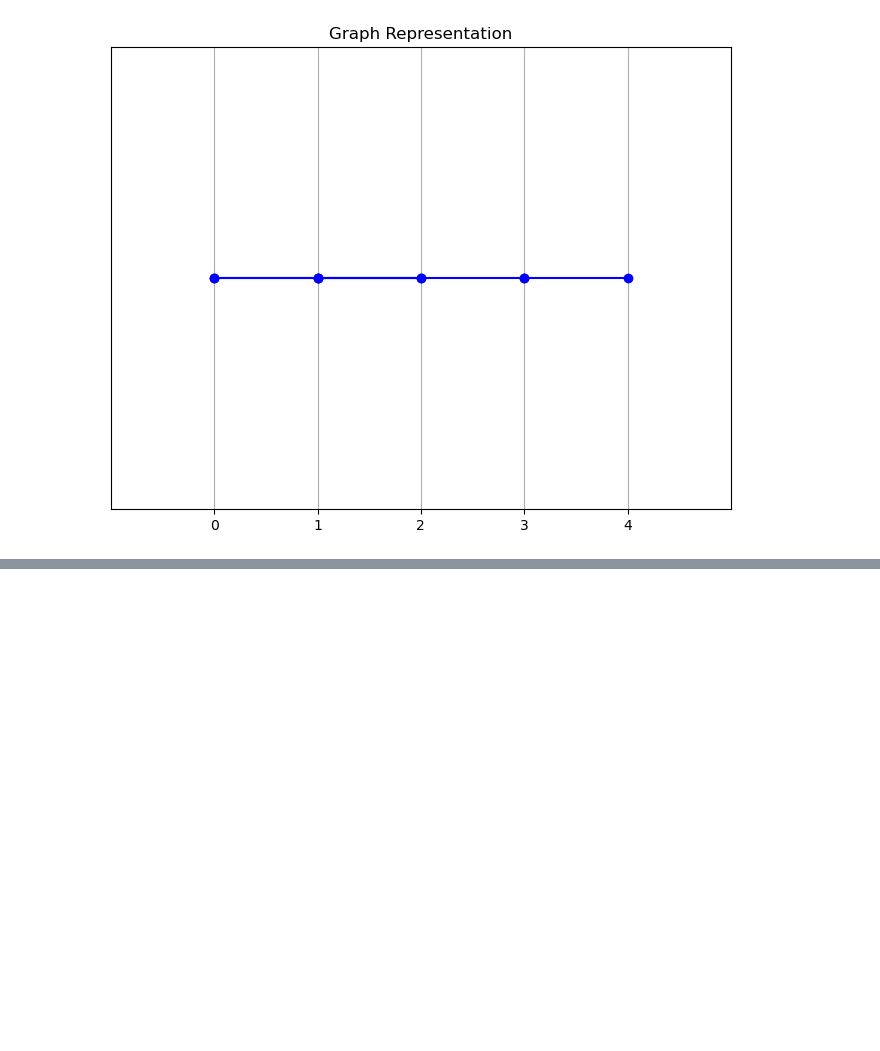
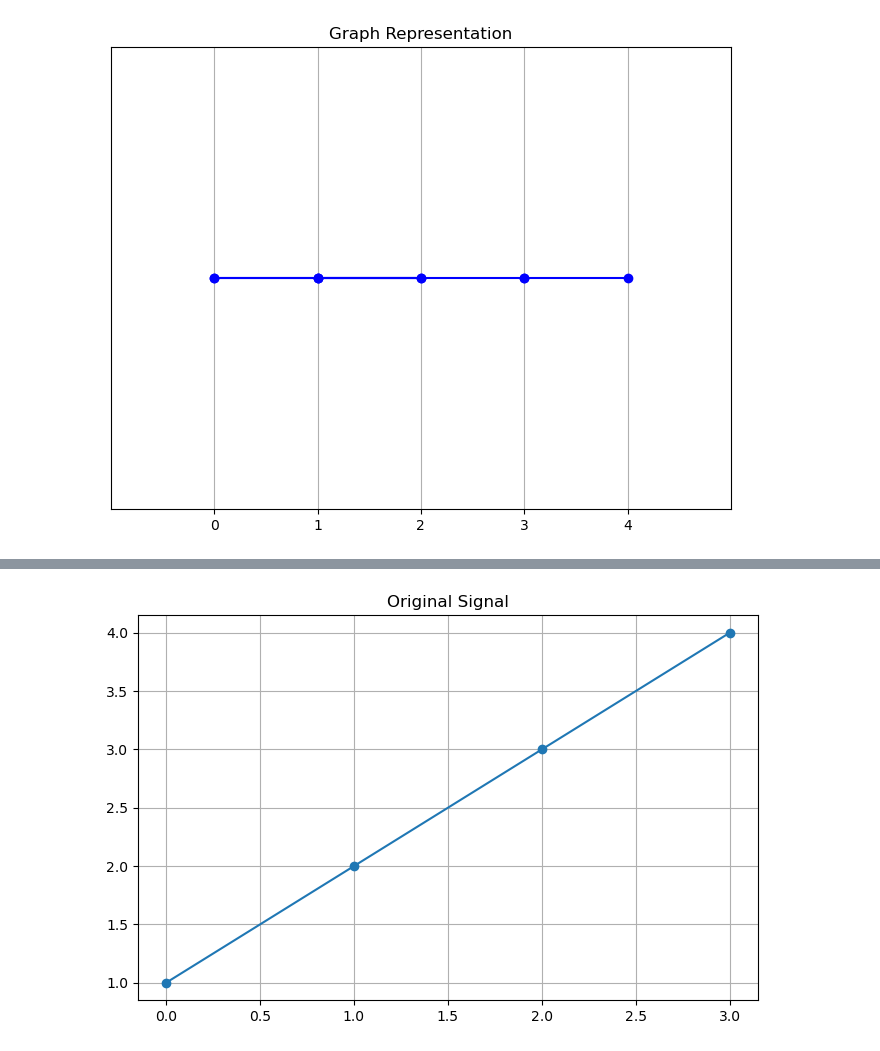
Before and after one commit to rocky115/DeepMythomatics, a Jupyter notebook: ManVSMachine/Clustering-Gunthaa/Hierarchial_Clustering/The_Blue_Moon_And_росомаха_9.ipynb, the cells around one changed output, grey strips where cells are left out. Saved outputs shown, nothing was run; the diff lists cells and outputs as text; code cells hidden in the pictures; blank space fills up the shorter version.

```diff
--- a/ManVSMachine/Clustering-Gunthaa/Hierarchial_Clustering/The_Blue_Moon_And_росомаха_9.ipynb
+++ b/ManVSMachine/Clustering-Gunthaa/Hierarchial_Clustering/The_Blue_Moon_And_росомаха_9.ipynb
@@ -701,0 +932,95 @@ Laplacian Matrix:
+# %%
+import matplotlib.pyplot as plt
+
+# Function to compute the degree matrix D for a graph
+def degree_matrix(adj_matrix):
+    degrees = [sum(row) for row in adj_matrix]
+    D = [[degrees[i] if i == j else 0 for j in range(len(adj_matrix))] for i in range(len(adj_matrix))]
+    return D
+
+# Function to compute the combinatorial graph Laplacian L
+def graph_laplacian(adj_matrix):
+    D = degree_matrix(adj_matrix)
+    L = [[D[i][j] - adj_matrix[i][j] for j in range(len(adj_matrix))] for i in range(len(adj_matrix))]
+    return L
+
+# Function to compute the eigenvalues and eigenvectors using power iteration
+def power_iteration(A, num_simulations=1000):
+    b_k = [1] * len(A)  # Initial vector
+    for _ in range(num_simulations):
+        # Multiply by matrix
+        b_k1 = [sum(A[i][j] * b_k[j] for j in range(len(A))) for i in range(len(A))]
+        # Normalize the vector
+        norm = sum(x**2 for x in b_k1) ** 0.5
+        if norm == 0:
+            return b_k
+        b_k = [x / norm for x in b_k1]
+    return b_k
+
+# Function to compute eigenvalues and eigenvectors
+def eigen_decomposition(L):
+    eigenvalues = []
+    eigenvectors = []
+    for _ in range(len(L)):
+        eigenvector = power_iteration(L)
+        eigenvectors.append(eigenvector)
+        # Estimate eigenvalue using Rayleigh quotient
+        eigenvalue = sum(eigenvector[i] * sum(L[i][j] * eigenvector[j] for j in range(len(L))) for i in range(len(L)))
+        eigenvalues.append(eigenvalue)
+
+    # Sort eigenvalues and eigenvectors
+    sorted_pairs = sorted(zip(eigenvalues, eigenvectors), key=lambda x: x[0])
+    sorted_eigenvalues, sorted_eigenvectors = zip(*sorted_pairs)
+    return sorted_eigenvalues, sorted_eigenvectors
+
+# Function to perform the Graph Fourier Transform
+def graph_fourier_transform(f, U):
+    f_hat = [sum(f[i] * U[j][i] for i in range(len(f))) for j in range(len(f))]
+    return f_hat
+
+# Function to perform the Inverse Graph Fourier Transform
+def inverse_graph_fourier_transform(f_hat, U):
+    f_reconstructed = [sum(f_hat[j] * U[j][i] for j in range(len(f_hat))) for i in range(len(f_hat))]
+    return f_reconstructed
+
+# Plotting the signal and its transform
+def plot_signal(signal, title):
+    plt.figure(figsize=(8, 5))
+    plt.plot(signal, marker='o')
+    plt.title(title)
+    plt.grid(True)
+    plt.show()
+
+# Example adjacency matrix for an undirected graph
+adj_matrix = [
+    [0, 1, 0, 1],
+    [1, 0, 1, 1],
+    [0, 1, 0, 1],
+    [1, 1, 1, 0]
+]
+
+# Example graph signal
+f = [1, 2, 3, 4]
+
+# Compute the graph Laplacian
+L = graph_laplacian(adj_matrix)
+
+# Get the eigenvalues and eigenvectors
+eigenvalues, eigenvectors = eigen_decomposition(L)
+
+# Perform Graph Fourier Transform
+f_hat = graph_fourier_transform(f, eigenvectors)
+
+# Perform Inverse Graph Fourier Transform
+f_reconstructed = inverse_graph_fourier_transform(f_hat, eigenvectors)
+
+# Display results
+print("Original signal f:", f)
+print("Graph Fourier Transform f̂:", f_hat)
+print("Reconstructed signal f:", f_reconstructed)
+
+# Plot original signal and reconstructed signal
+plot_signal(f, "Original Signal")
+plot_signal(f_hat, "Graph Fourier Transform (f̂)")
+plot_signal(f_reconstructed, "Reconstructed Signal")
+# %% [output]
@@ -701,0 +1030 @@ Laplacian Matrix:
+[figure, added]
```
Also changed, not shown: parts of 10 cells of this notebook, 1 other file.
